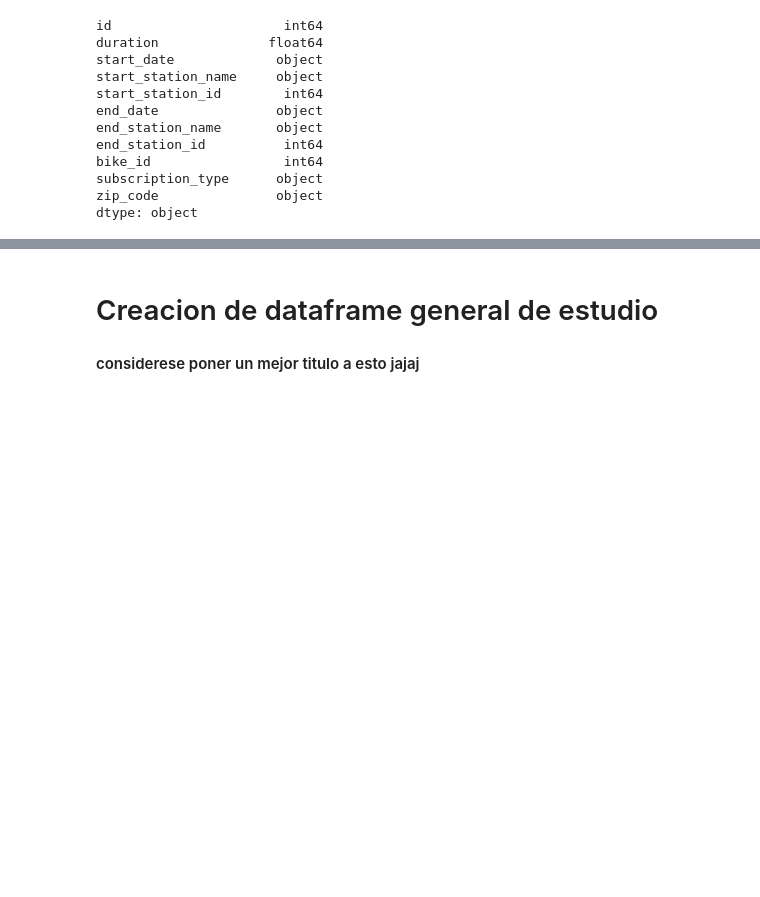
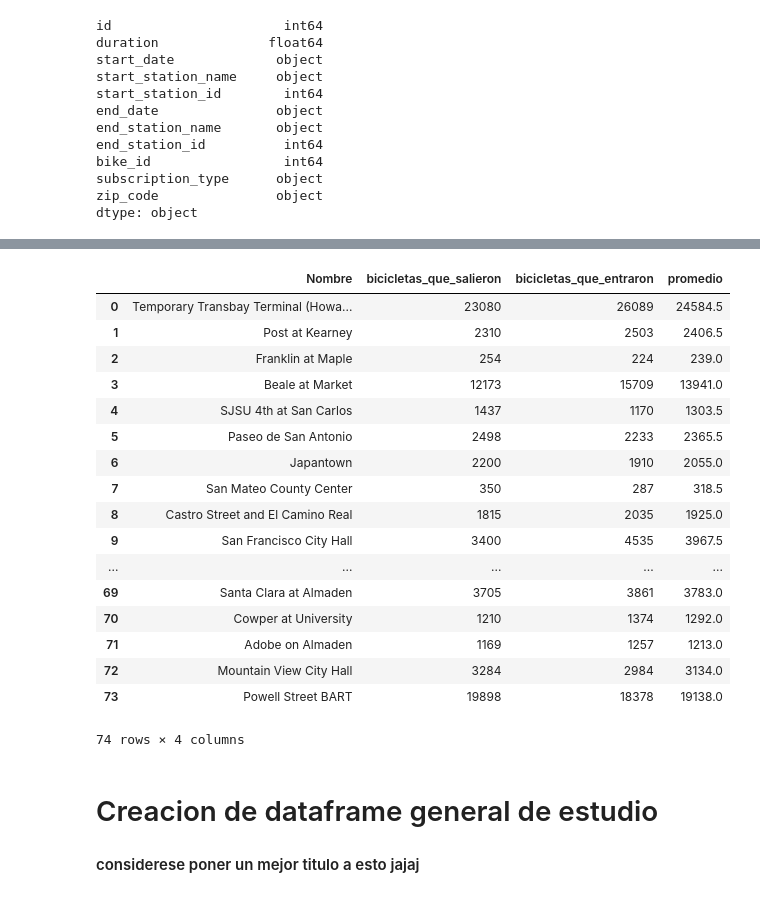
Before and after one commit to martinperez2306/7506-, a Jupyter notebook: Exploracion_de_datos_TEAM.ipynb, the cells around one changed output, grey strips where cells are left out. Saved outputs shown, nothing was run; the diff lists cells and outputs as text; code cells hidden in the pictures; blank space fills up the shorter version.

Commit message:
ranking top n

```diff
--- a/Exploracion_de_datos_TEAM.ipynb
+++ b/Exploracion_de_datos_TEAM.ipynb
@@ -221,6 +252,9 @@ dfViajes.start_date = pd.to_datetime(dfViajes.start_date, format='%m/%d/%Y %H:%M
 #Extract the year, month, and day from start_date
 #Agrego el feature date
 dfViajes['date'] = dfViajes.start_date.dt.date
+dfViajes['year'] = dfViajes.start_date.dt.year
+dfViajes['month'] = dfViajes.start_date.dt.month
+dfViajes['hour'] = dfViajes.start_date.dt.hour
 # %%
 dfViajes
 # %% [output]
@@ -251,6 +287,58 @@ for d in dfViajes.date:
         dates[d] = 1
     else:
         dates[d] += 1
+# %%
+from collections import defaultdict
+salida = {}
+entrada ={}
+epa = []
+for d in dfViajes.end_station_name:
+    if d not in salida:
+        salida[d] =1
+    else:
+        salida[d] +=1
+
+for d in dfViajes.start_station_name:
+    if d not in entrada:
+        entrada[d] =1
+    else:
+        entrada[d] +=1
+
+
+a=salida.items()
+b=entrada.items()
+a.extend(b)
+d = defaultdict(list)
+for k, v in a:
+    d[k].append(v)
+# %%
+dfRanking = pd.DataFrame.from_dict(d, orient="index")
+dfRanking['Nombre'] = dfRanking.index
+dfRanking['bicicletas_que_salieron']= dfRanking.ix[:,0]
+dfRanking['bicicletas_que_entraron']= dfRanking.ix[:,1]
+dfRanking['promedio']= (dfRanking.bicicletas_que_entraron + dfRanking.bicicletas_que_salieron)/2
+
+dfRanking.reset_index(drop=True, inplace=True)
+dfRanking.drop([0,1],1)
+# %% [output]
+|  | Nombre | bicicletas_que_salieron | bicicletas_que_entraron | promedio |
+| 0 | Temporary Transbay Terminal (Howa... | 23080 | 26089 | 24584.5 |
+| 1 | Post at Kearney | 2310 | 2503 | 2406.5 |
+| 2 | Franklin at Maple | 254 | 224 | 239.0 |
+| 3 | Beale at Market | 12173 | 15709 | 13941.0 |
+| 4 | SJSU 4th at San Carlos | 1437 | 1170 | 1303.5 |
+| 5 | Paseo de San Antonio | 2498 | 2233 | 2365.5 |
+| 6 | Japantown | 2200 | 1910 | 2055.0 |
+| 7 | San Mateo County Center | 350 | 287 | 318.5 |
+| 8 | Castro Street and El Camino Real | 1815 | 2035 | 1925.0 |
+| 9 | San Francisco City Hall | 3400 | 4535 | 3967.5 |
+| ... | ... | ... | ... | ... |
+| 69 | Santa Clara at Almaden | 3705 | 3861 | 3783.0 |
+| 70 | Cowper at University | 1210 | 1374 | 1292.0 |
+| 71 | Adobe on Almaden | 1169 | 1257 | 1213.0 |
+| 72 | Mountain View City Hall | 3284 | 2984 | 3134.0 |
+| 73 | Powell Street BART | 19898 | 18378 | 19138.0 |
+74 rows × 4 columns
 # %% [markdown]
 # Creacion de dataframe general de estudio
 #### considerese poner un mejor titulo a esto jajaj
```
Also changed, not shown: parts of 15 cells of this notebook, 1 other file.
